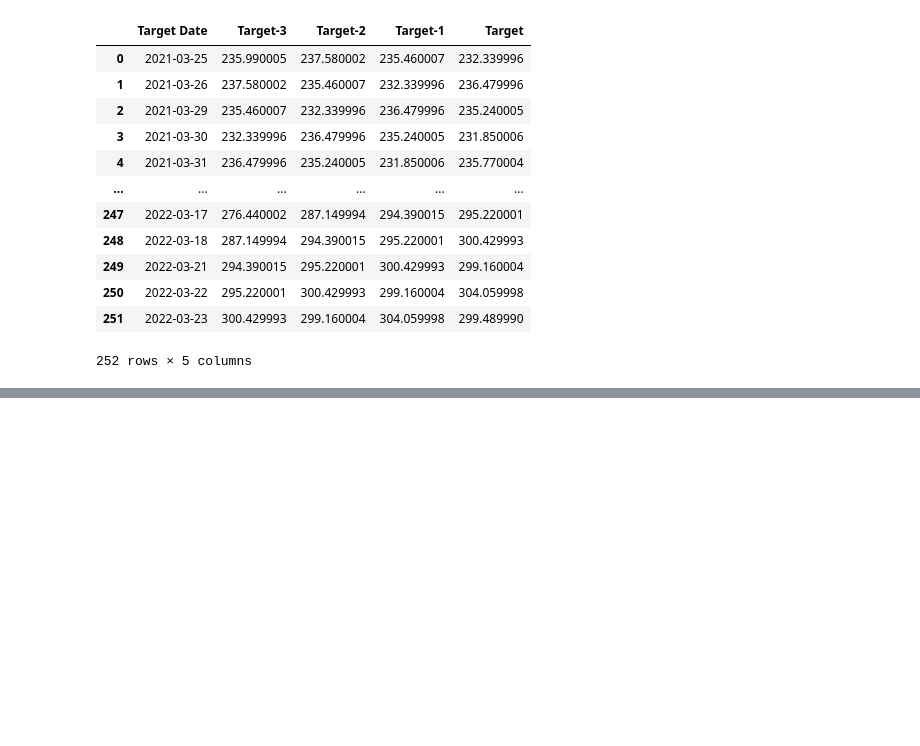
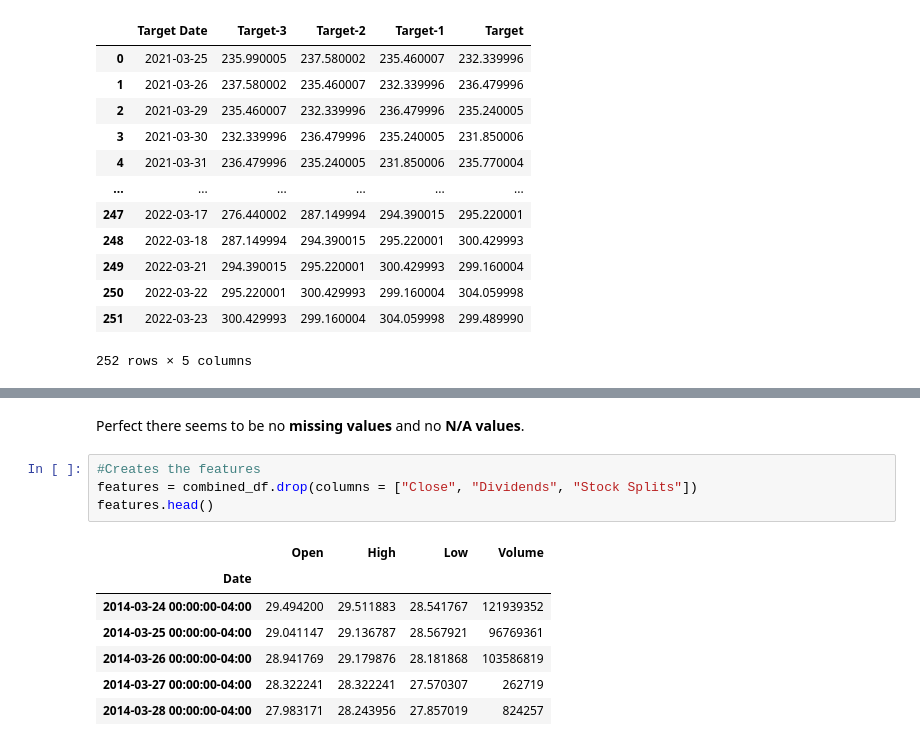
Before and after one commit to SteffanBurnette/TensorFlow-, a Jupyter notebook: Stock_price_analysis_test_one.ipynb, the cells around one changed output, grey strips where cells are left out. Cells and saved outputs as stored; diff of their text form; blank space fills up the shorter version.

```diff
--- a/Stock_price_analysis_test_one.ipynb
+++ b/Stock_price_analysis_test_one.ipynb
@@ -434,0 +594,14 @@ windowed_df
+# %% [markdown]
+Perfect there seems to be no **missing values** and no **N/A values**.
+# %%
+#Creates the features
+features = combined_df.drop(columns = ["Close", "Dividends", "Stock Splits"])
+features.head()
+# %% [output]
+|  | Open | High | Low | Volume |
+| Date |  |  |  |  |
+| 2014-03-24 00:00:00-04:00 | 29.494200 | 29.511883 | 28.541767 | 121939352 |
+| 2014-03-25 00:00:00-04:00 | 29.041147 | 29.136787 | 28.567921 | 96769361 |
+| 2014-03-26 00:00:00-04:00 | 28.941769 | 29.179876 | 28.181868 | 103586819 |
+| 2014-03-27 00:00:00-04:00 | 28.322241 | 28.322241 | 27.570307 | 262719 |
+| 2014-03-28 00:00:00-04:00 | 27.983171 | 28.243956 | 27.857019 | 824257 |
```
Also changed, not shown: parts of 56 cells of this notebook.
